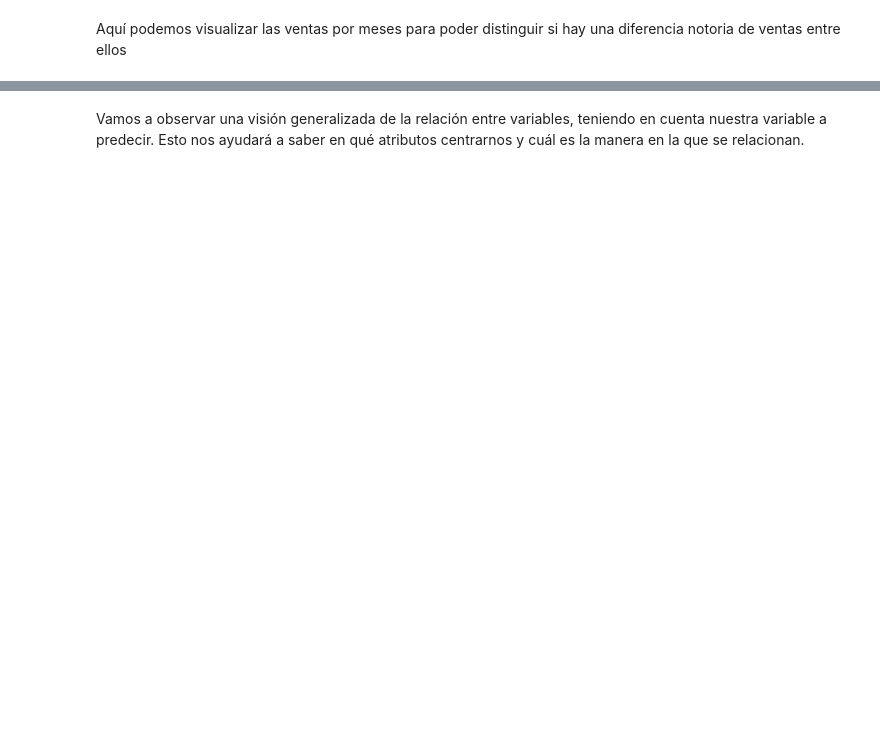
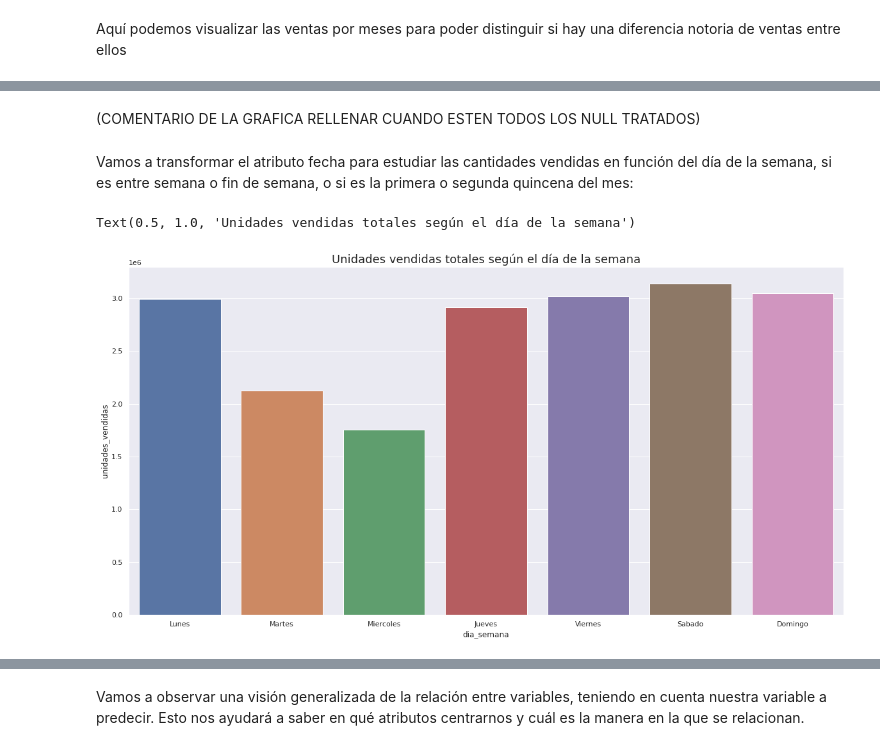
Before and after one commit to bishetheanswer/altamiras-cave, a Jupyter notebook: main.ipynb, the cells around one changed output, grey strips where cells are left out. Cells and saved outputs as stored; diff of their text form; code cells hidden in the pictures; blank space fills up the shorter version.

```diff
--- a/main.ipynb
+++ b/main.ipynb
@@ -42,6 +59,0 @@ Vamos a cambiar los tipos de datos de las columnas para poder tratarlos en un fu
-# %%
-df[['categoria_uno', 'estado']] = df[['categoria_uno', 'estado']].astype(str)
-df['fecha'] = pd.to_datetime(df['fecha'])
-
-print(df.dtypes)
-df.head()
@@ -110,4 +98,4 @@ most_freq
 # %%
-df['categoria_dos'].replace(np.nan, most_freq, inplace=True)
+df.dropna(axis=0, subset=["categoria_dos"], inplace = True)
 # %% [markdown]
 Para tratar los valores nulos de la columna `precio` vamos a realizar lo que se indica en las instrucciones del reto "*Cuando su valor es nulo, ha de ser completado con el precio anterior temporalmente más cercano para cada artículo.*"
@@ -161,0 +155,4 @@ df['antiguedad'].replace(np.nan, mean_val, inplace=True)
+# %%
+to_cat = ['categoria_uno', 'categoria_dos', 'estado', 'dia_atipico', 'campaña']
+df[to_cat] = df[to_cat].astype('category')
+df[['antiguedad']] = df[['antiguedad']].astype('int64')
@@ -168 +173,28 @@ df[['fecha','unidades_vendidas']].set_index('fecha').plot(figsize=(40,15))
 [figure]
+# %% [markdown]
+(COMENTARIO DE LA GRAFICA RELLENAR CUANDO ESTEN TODOS LOS NULL TRATADOS)
+# %% [markdown]
+Vamos a transformar el atributo fecha para estudiar las cantidades vendidas en función del día de la semana, si es entre semana o fin de semana, o si es la primera o segunda quincena del mes:
+# %%
+df_days = df.copy()
+df_days['dia_semana'] = df_days['fecha'].dt.dayofweek
+df_days['fin_de_semana'] = df_days['dia_semana'].apply(lambda x: 1 if (x>3) else 0)
+
+df_days['dia'] = df_days['fecha'].dt.day
+df_days['quincena'] = df_days['dia'].apply(lambda x: 1 if (x<15) else 2)
+
+df_days_plot_1 = df_days.groupby('dia_semana').sum()
+df_days_plot_1.reset_index(inplace=True)
+
+df_days_plot_2 = df_days.groupby('fin_de_semana').sum()
+df_days_plot_2.reset_index(inplace=True)
+
+df_days_plot_3 = df_days.groupby('quincena').sum()
+df_days_plot_3.reset_index(inplace=True)
+# %%
+plot_1 = sns.barplot(x='dia_semana', y='unidades_vendidas', data=df_days_plot_1)
+plot_1.set_xticklabels(['Lunes','Martes','Miercoles','Jueves','Viernes','Sabado','Domingo'])
+plot_1.set_title('Unidades vendidas totales según el día de la semana', fontsize=18)
+# %% [output]
+Text(0.5, 1.0, 'Unidades vendidas totales según el día de la semana')
+[figure, added]
```
Also changed, not shown: parts of 100 cells of this notebook.
